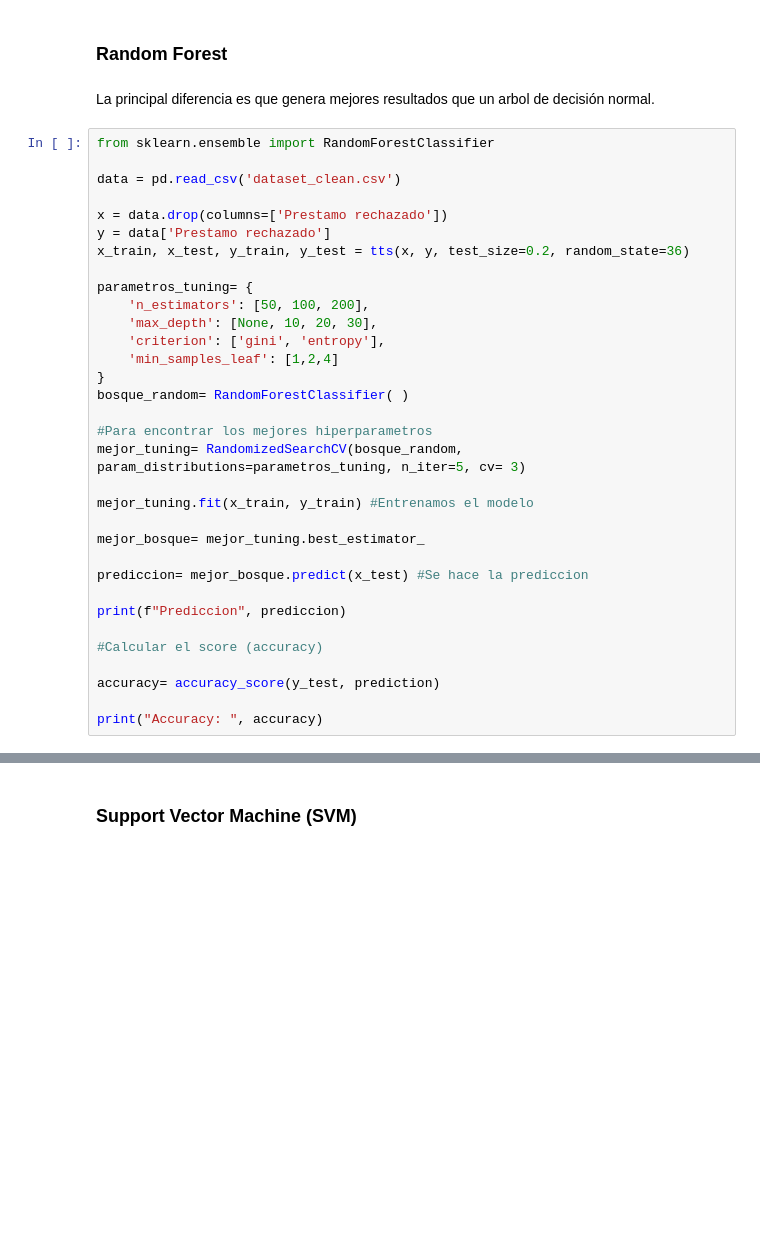
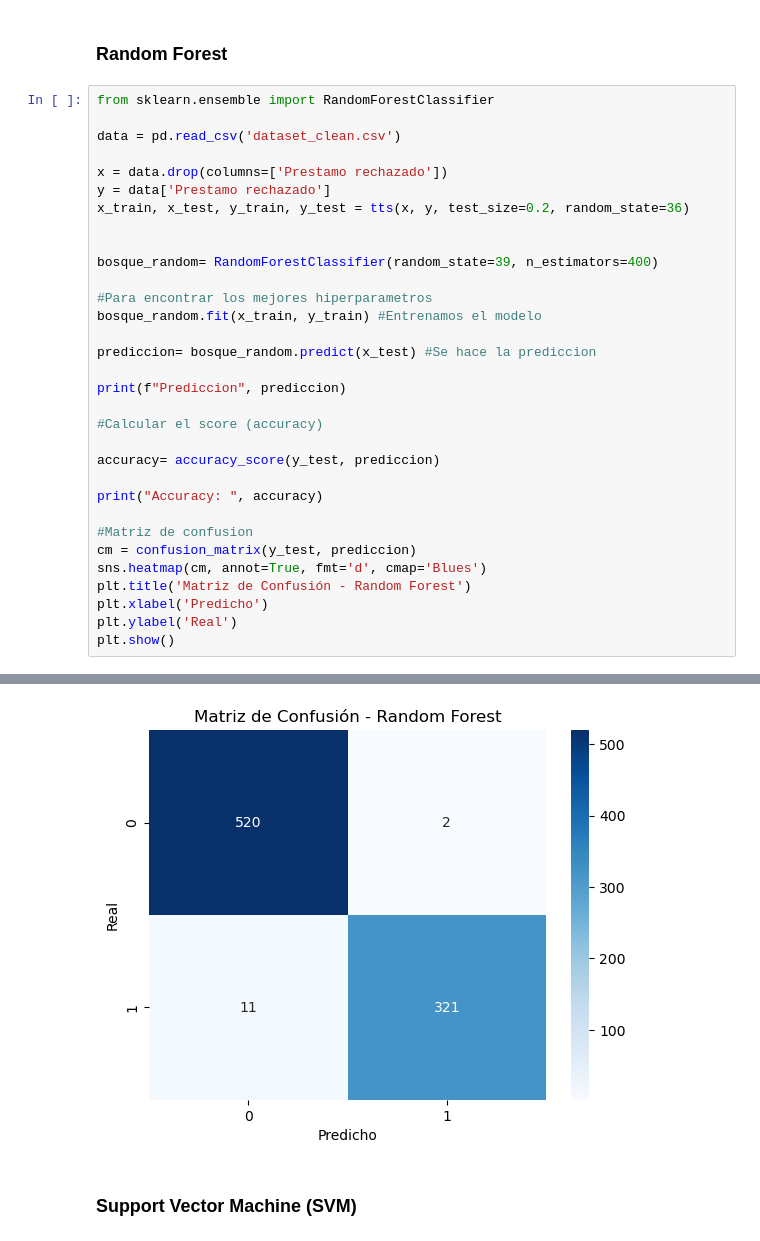
Before and after one commit to pagarc24/loan-approval-prediction, a Jupyter notebook: Notebook-PrediccionAprobadoPrestamo-Practica4-SVM.ipynb, the cells around one changed output, grey strips where cells are left out. Cells and saved outputs as stored; diff of their text form; blank space fills up the shorter version.

```diff
--- a/Notebook-PrediccionAprobadoPrestamo-Practica4-SVM.ipynb
+++ b/Notebook-PrediccionAprobadoPrestamo-Practica4-SVM.ipynb
@@ -343,8 +362,6 @@ Genera un resultado un pelín mejor que el anterior. Además, la imagen generada
 <img src= "arbol2.png" alt="Segundo modelo" height= 600 weight= 300>
 # %% [markdown]
 ### Random Forest
-# %% [markdown]
-La principal diferencia es que genera mejores resultados que un arbol de decisión normal.
 # %%
 from sklearn.ensemble import RandomForestClassifier
 
@@ -354,30 +371,29 @@ x = data.drop(columns=['Prestamo rechazado'])
 y = data['Prestamo rechazado']
 x_train, x_test, y_train, y_test = tts(x, y, test_size=0.2, random_state=36)
 
-parametros_tuning= {
-    'n_estimators': [50, 100, 200],
-    'max_depth': [None, 10, 20, 30],
-    'criterion': ['gini', 'entropy'],
-    'min_samples_leaf': [1,2,4]
-}
-bosque_random= RandomForestClassifier( )
+
+bosque_random= RandomForestClassifier(random_state=39, n_estimators=400)
 
 #Para encontrar los mejores hiperparametros
-mejor_tuning= RandomizedSearchCV(bosque_random, param_distributions=parametros_tuning, n_iter=5, cv= 3)
+bosque_random.fit(x_train, y_train) #Entrenamos el modelo
 
-mejor_tuning.fit(x_train, y_train) #Entrenamos el modelo
-
-mejor_bosque= mejor_tuning.best_estimator_
-
-prediccion= mejor_bosque.predict(x_test) #Se hace la prediccion
+prediccion= bosque_random.predict(x_test) #Se hace la prediccion
 
 print(f"Prediccion", prediccion)
 
 #Calcular el score (accuracy)
 
-accuracy= accuracy_score(y_test, prediction)
+accuracy= accuracy_score(y_test, prediccion)
 
 print("Accuracy: ", accuracy)
+
+#Matriz de confusion
+cm = confusion_matrix(y_test, prediccion)
+sns.heatmap(cm, annot=True, fmt='d', cmap='Blues')
+plt.title('Matriz de Confusión - Random Forest')
+plt.xlabel('Predicho')
+plt.ylabel('Real')
+plt.show()
 # %% [output]
 Prediccion [0. 0. 0. 0. 1. 0. 0. 0. 1. 0. 0. 1. 0. 0. 0. 0. 0. 1. 0. 0. 0. 0. 0. 1.
  0. 0. 1. 0. 0. 0. 1. 0. 0. 1. 0. 1. 1. 0. 1. 0. 1. 1. 0. 0. 0. 0. 1. 0.
@@ -399,3 +415,4 @@ Accuracy:  0.550351288056206
+[figure, added]
 # %% [markdown]
 ### Support Vector Machine (SVM)
 # %% [markdown]
```
Also changed, not shown: parts of 5 cells of this notebook.
